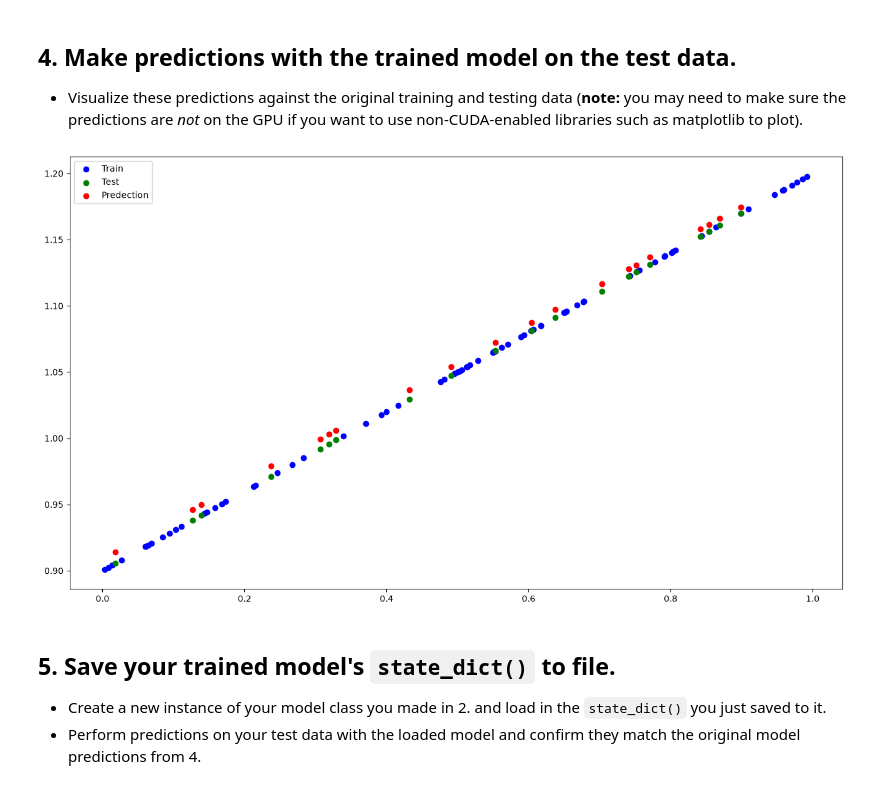
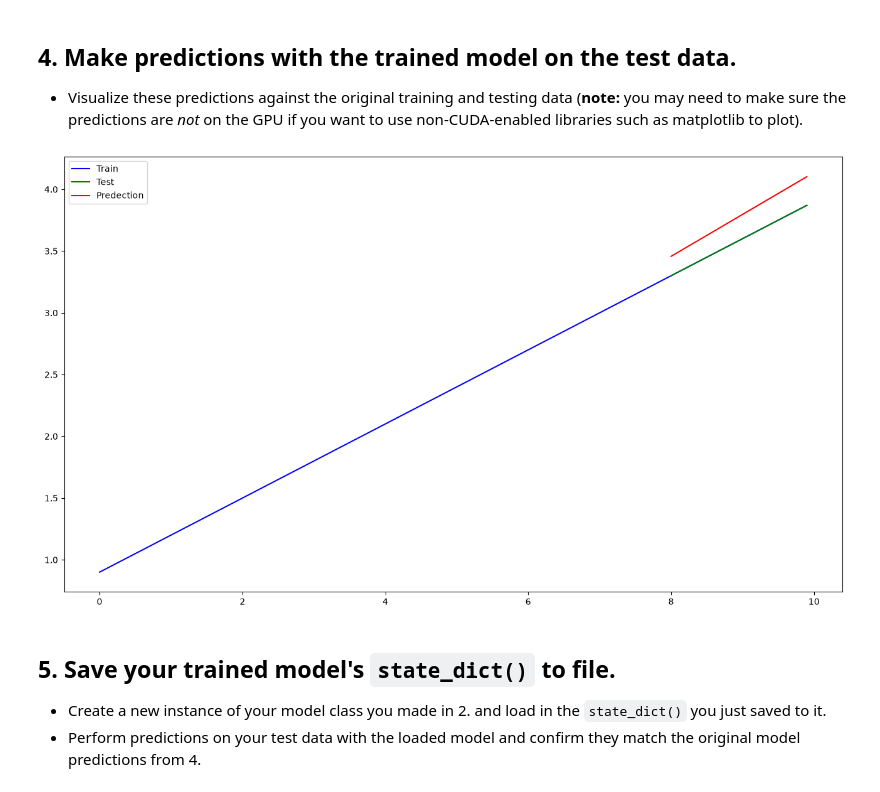
Before and after one commit to DanialBahrizadeh/pytorch_course, a Jupyter notebook: exercises/01_pytorch_workflow_exercises.ipynb, the cells around one changed output. Cells and saved outputs as stored; diff of their text form; code cells hidden in the pictures.

```diff
--- a/exercises/01_pytorch_workflow_exercises.ipynb
+++ b/exercises/01_pytorch_workflow_exercises.ipynb
@@ -50,7 +50,8 @@ weight: float = 0.3
 bias: float = 0.9
 
 # Make X and y using linear regression feature
-X: torch.Tensor = torch.rand(size=(100,), device=device).reshape(-1, 1)
+# X: torch.Tensor = torch.rand(size=(100,), device=device).reshape(-1, 1)
+X: torch.Tensor = torch.arange(0, 10, 0.1).unsqueeze(dim=1)
 y: torch.Tensor = weight * X + bias
 
 
@@ -136,10 +140,10 @@ epochs=300
 
 
 # Send data to target device
-X_train.to(device)
-X_test.to(device)
-y_train.to(device)
-y_test.to(device)
+X_train = X_train.to(device)
+X_test = X_test.to(device)
+y_train = y_train.to(device)
+y_test = y_test.to(device)
 
 
 for epoch in range(epochs):
@@ -215,35 +219,58 @@ with torch.inference_mode():
 # %%
 # Plot the predictions (these may need to be on a specific device)
 plt.figure(figsize=(16,9))
 
-plt.scatter(
-    X_train.detach().cpu().numpy(),
-    y_train.detach().cpu().numpy(),
+# plt.scatter(
+#     X_train.detach().cpu().numpy(),
+#     y_train.detach().cpu().numpy(),
+#     c = "b",
+#     label= "Train"
+# )
+
+
+# plt.scatter(
+#     X_test.detach().cpu().numpy(),
+#     y_test.detach().cpu().numpy(),
+#     c = "g",
+#     label= "Test"
+# )
+
+
+# plt.scatter(
+#     X_test.detach().cpu().numpy(),
+#     y_preds.detach().cpu().numpy(),
+#     c = "r",
+#     label= "Predection"
+# )
+
+plt.plot(
+    X.detach().cpu().numpy(),
+    y.detach().cpu().numpy(),
     c = "b",
     label= "Train"
 )
 
 
-plt.scatter(
+plt.plot(
     X_test.detach().cpu().numpy(),
     y_test.detach().cpu().numpy(),
     c = "g",
     label= "Test"
 )
 
 
-plt.scatter(
+plt.plot(
     X_test.detach().cpu().numpy(),
     y_preds.detach().cpu().numpy(),
     c = "r",
     label= "Predection"
 )
 
 plt.legend()
 
 plt.show()
 # %% [output]
-[figure, old version]
+[figure, new version]
 # %% [markdown]
 ## 5. Save your trained model's `state_dict()` to file.
   * Create a new instance of your model class you made in 2. and load in the `state_dict()` you just saved to it.
```
Also changed, not shown: parts of 5 cells of this notebook.
